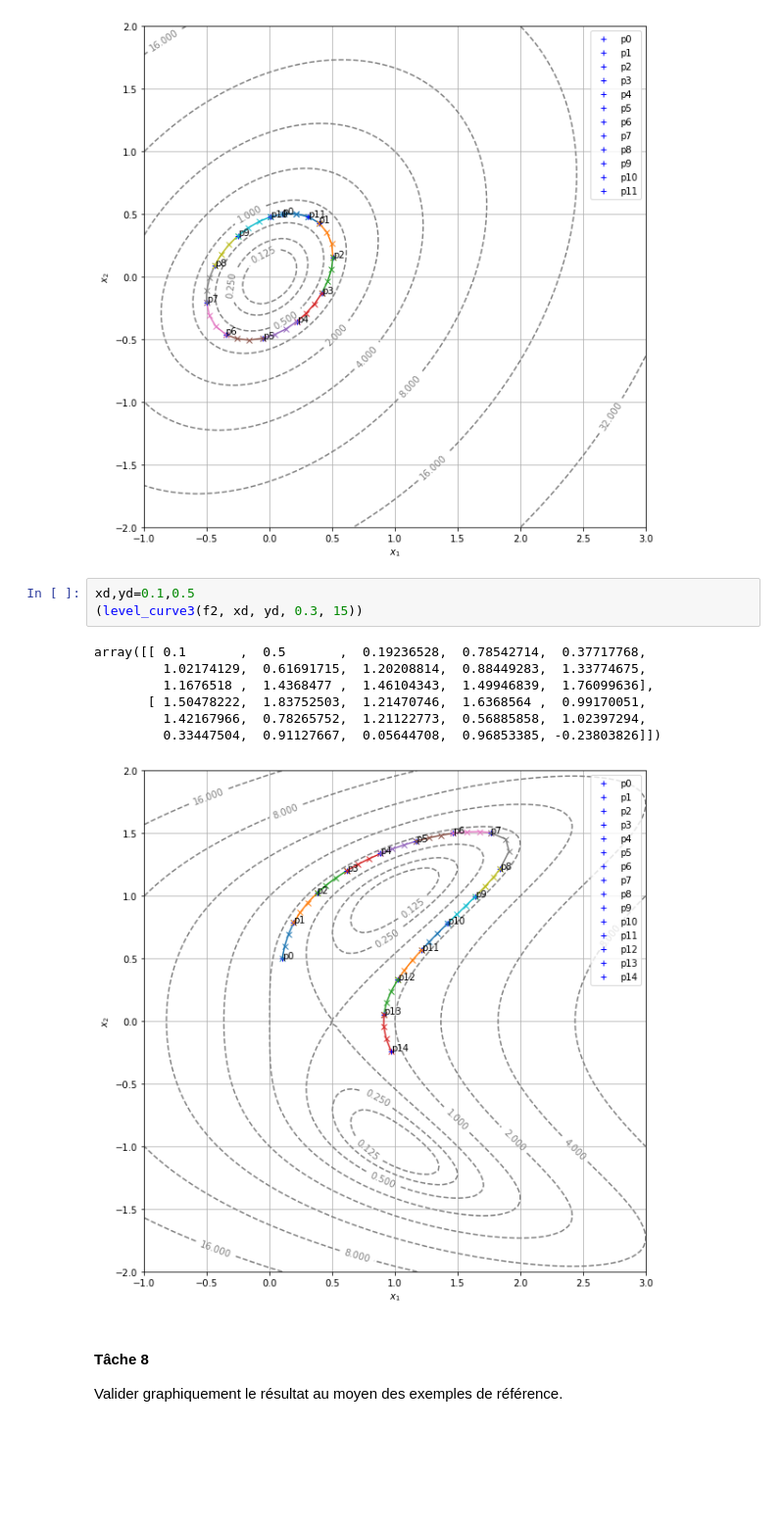
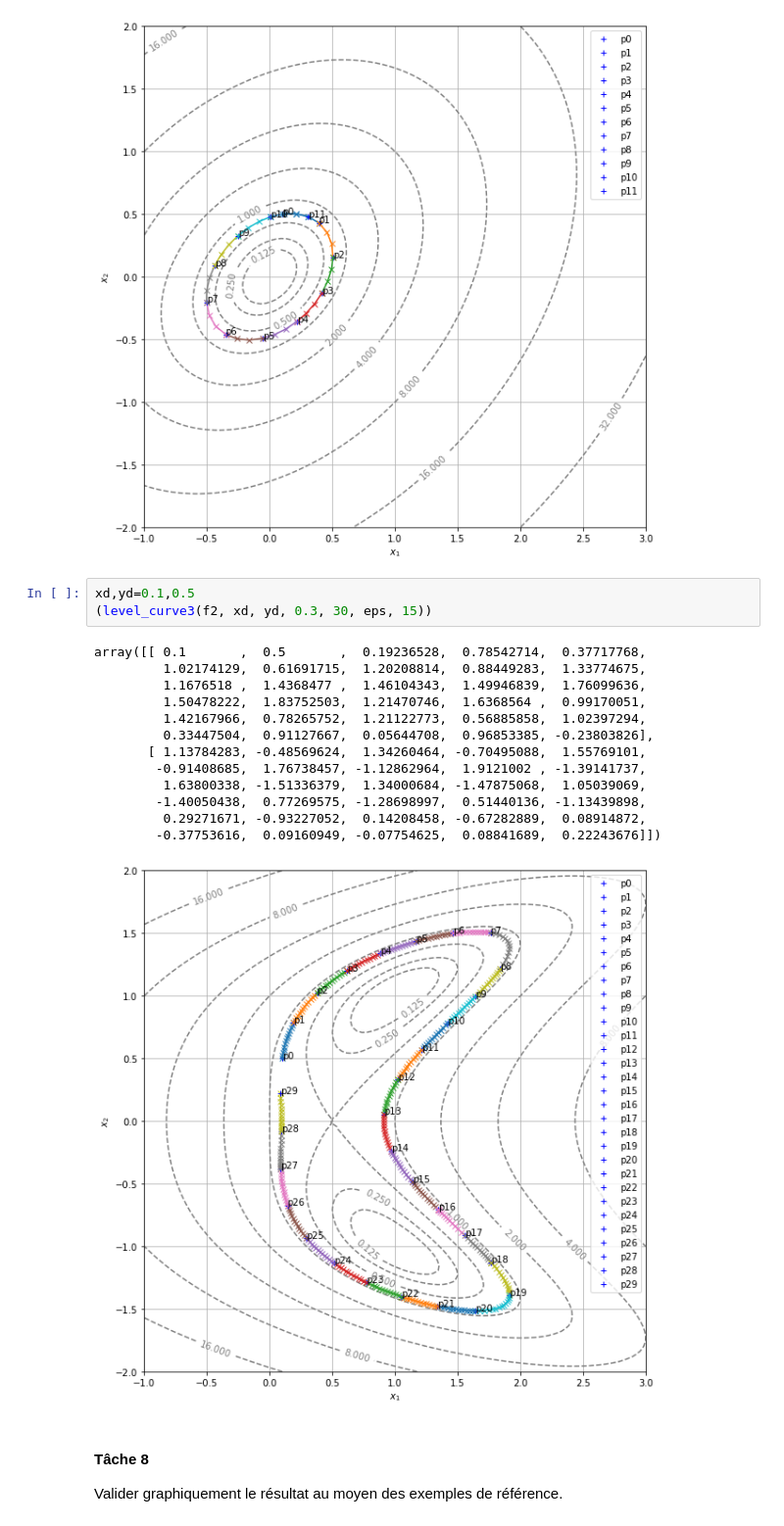
Before and after one commit to florian6973/courbes-de-niveau, a Jupyter notebook: Courbes de niveau - Enoncé.ipynb, the cells around one changed output. Shown at 98% size. Drawn from its saved outputs; the diff is of its cells as text; blank space fills up the shorter version.

```diff
--- a/Courbes de niveau - Enoncé.ipynb
+++ b/Courbes de niveau - Enoncé.ipynb
@@ -603,15 +604,21 @@ array([[ 0.1       ,  0.5       ,  0.39192345,  0.43085738,  0.50471201,
 [figure]
 # %%
 xd,yd=0.1,0.5
-(level_curve3(f2, xd, yd, 0.3, 15))
+(level_curve3(f2, xd, yd, 0.3, 30, eps, 15))
 # %% [output]
 array([[ 0.1       ,  0.5       ,  0.19236528,  0.78542714,  0.37717768,
          1.02174129,  0.61691715,  1.20208814,  0.88449283,  1.33774675,
-         1.1676518 ,  1.4368477 ,  1.46104343,  1.49946839,  1.76099636],
-       [ 1.50478222,  1.83752503,  1.21470746,  1.6368564 ,  0.99170051,
+         1.1676518 ,  1.4368477 ,  1.46104343,  1.49946839,  1.76099636,
+         1.50478222,  1.83752503,  1.21470746,  1.6368564 ,  0.99170051,
          1.42167966,  0.78265752,  1.21122773,  0.56885858,  1.02397294,
-         0.33447504,  0.91127667,  0.05644708,  0.96853385, -0.23803826]])
+         0.33447504,  0.91127667,  0.05644708,  0.96853385, -0.23803826],
+       [ 1.13784283, -0.48569624,  1.34260464, -0.70495088,  1.55769101,
+        -0.91408685,  1.76738457, -1.12862964,  1.9121002 , -1.39141737,
+         1.63800338, -1.51336379,  1.34000684, -1.47875068,  1.05039069,
+        -1.40050438,  0.77269575, -1.28698997,  0.51440136, -1.13439898,
+         0.29271671, -0.93227052,  0.14208458, -0.67282889,  0.08914872,
+        -0.37753616,  0.09160949, -0.07754625,  0.08841689,  0.22243676]])
-[figure, old version]
+[figure, new version]
 # %% [markdown]
 #### Tâche 8
 
```
Also changed, not shown: parts of 2 cells of this notebook.
